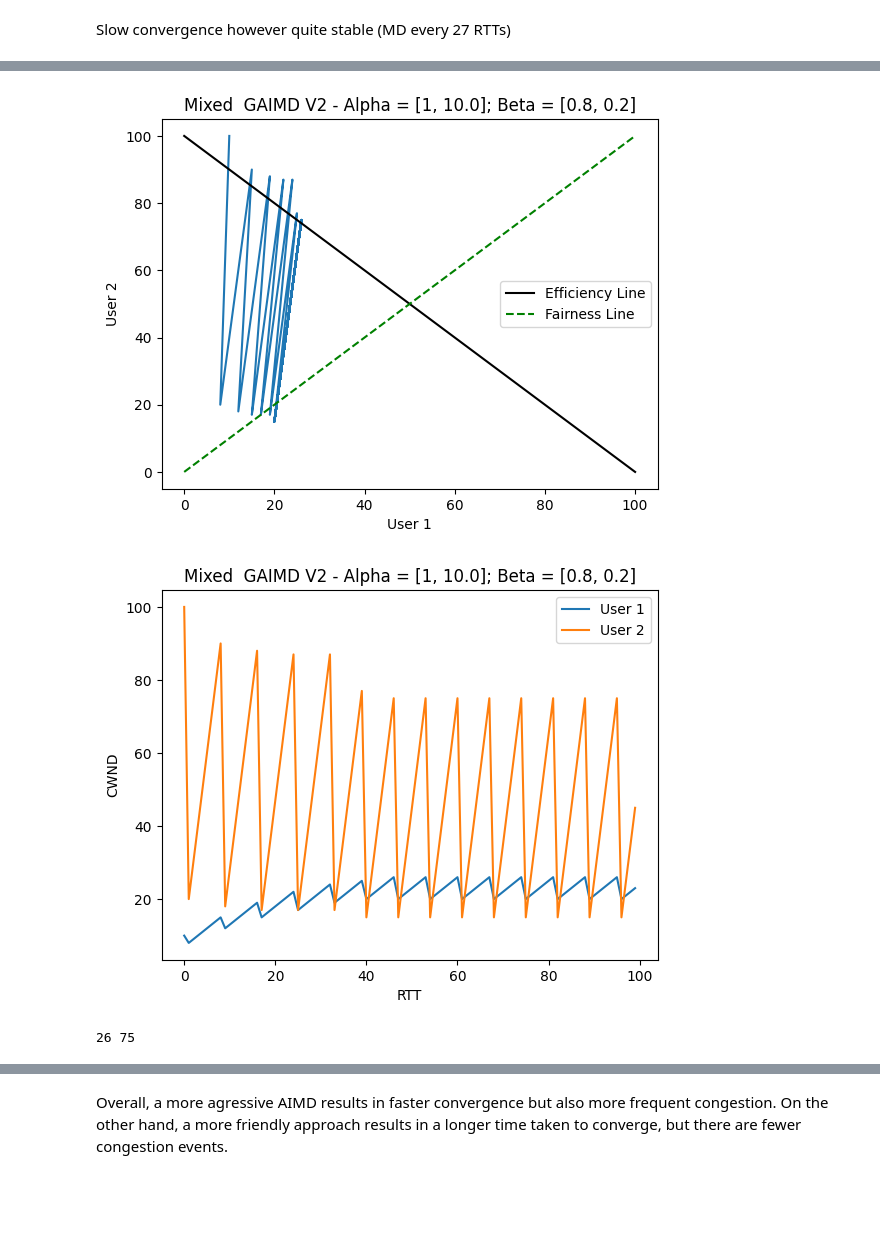
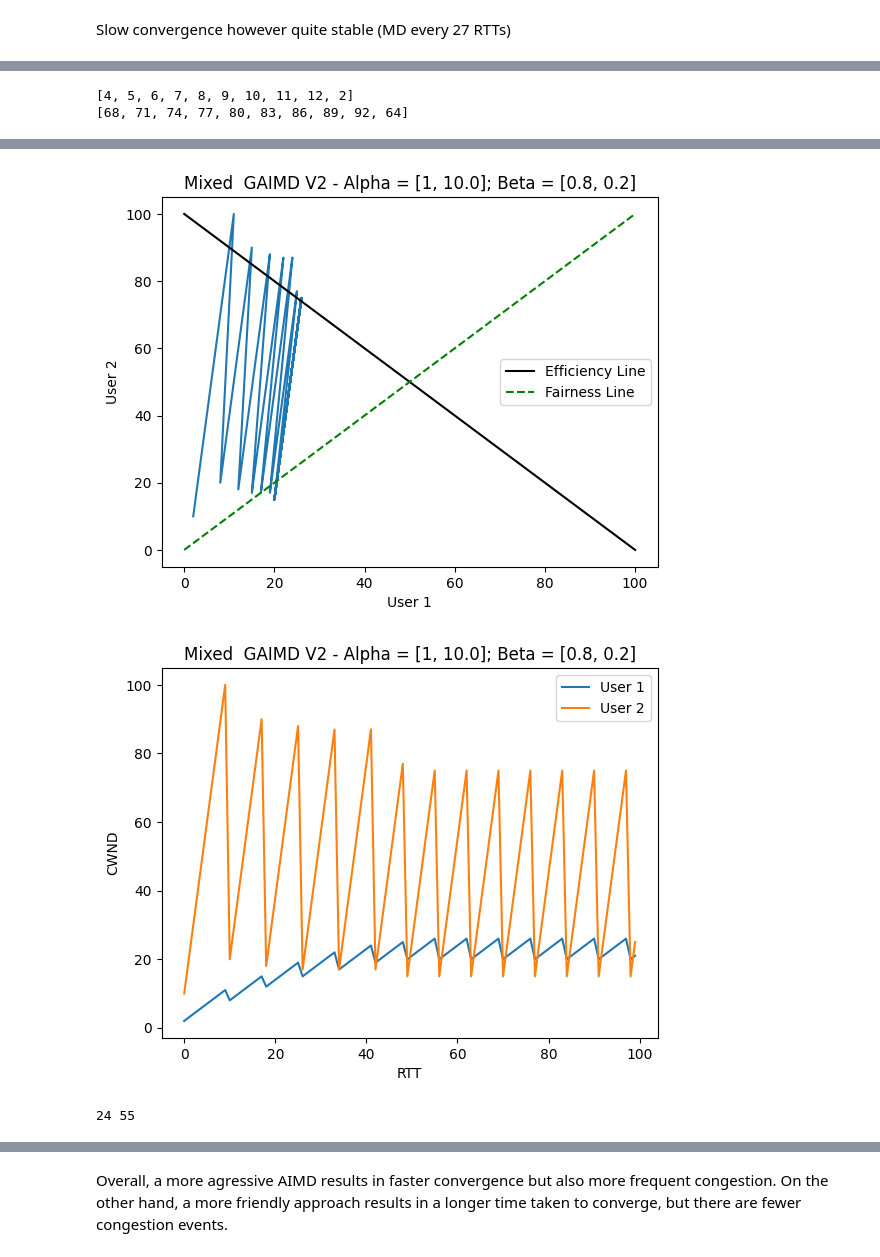
Before and after one commit to Andrelim99/CZ4052-Cloud-Computing, a Jupyter notebook: Assignment 1/main.ipynb, the cells around one changed output, grey strips where cells are left out. Drawn from its saved outputs; the diff is of its cells as text; code cells hidden in the pictures; blank space fills up the shorter version.

```diff
--- a/Assignment 1/main.ipynb
+++ b/Assignment 1/main.ipynb
@@ -230,7 +233,7 @@ alphas = [0.1*C, 0.1*C]
 
 betas = [0.8, 0.8]
 
-init_cwnds = [10, 100]
+init_cwnds = [2, 10]
 
 # ssthresholds = [float('inf'), float('inf')]
 
@@ -280,7 +283,7 @@ alphas = [1, 1]
 
 betas = [0.2, 0.2]
 
-init_cwnds = [10, 100]
+init_cwnds = [2, 10]
 
 # ssthresholds = [float('inf'), float('inf')]
 
@@ -326,7 +328,7 @@ alphas = [1, 0.1*C]
 
 betas = [0.2, 0.8]
 
-init_cwnds = [10, 20]
+init_cwnds = [2, 10]
 
 # ssthresholds = [float('inf'), float('inf')]
 
@@ -367,3 +385,9 @@ Final User-2 CWND: 90
+# %%
+print(users[0].RTT_tracker[90:])
+print(users[1].RTT_tracker[90:])
+# %% [output]
+[4, 5, 6, 7, 8, 9, 10, 11, 12, 2]
+[68, 71, 74, 77, 80, 83, 86, 89, 92, 64]
 # %%
 # Mixed GAIMD v2
 # User 2 is more agreesive
@@ -379,8 +403,7 @@ alphas = [1, 0.1*C]
 
 betas = [0.8, 0.2]
 
-init_cwnds = [10, 100]
-
+init_cwnds = [2, 10]
 # ssthresholds = [float('inf'), float('inf')]
 
 # exponents = [1/3, 1/3]
@@ -419,6 +441,6 @@ Final User-2 CWND: 45
-[figure, old version]
+[figure, new version]
-[figure, old version]
+[figure, new version]
-26 75
+24 55
 # %%
 plt.plot(users[0].RTT_tracker, users[1].RTT_tracker)
 
```
Also changed, not shown: parts of 12 cells of this notebook.
